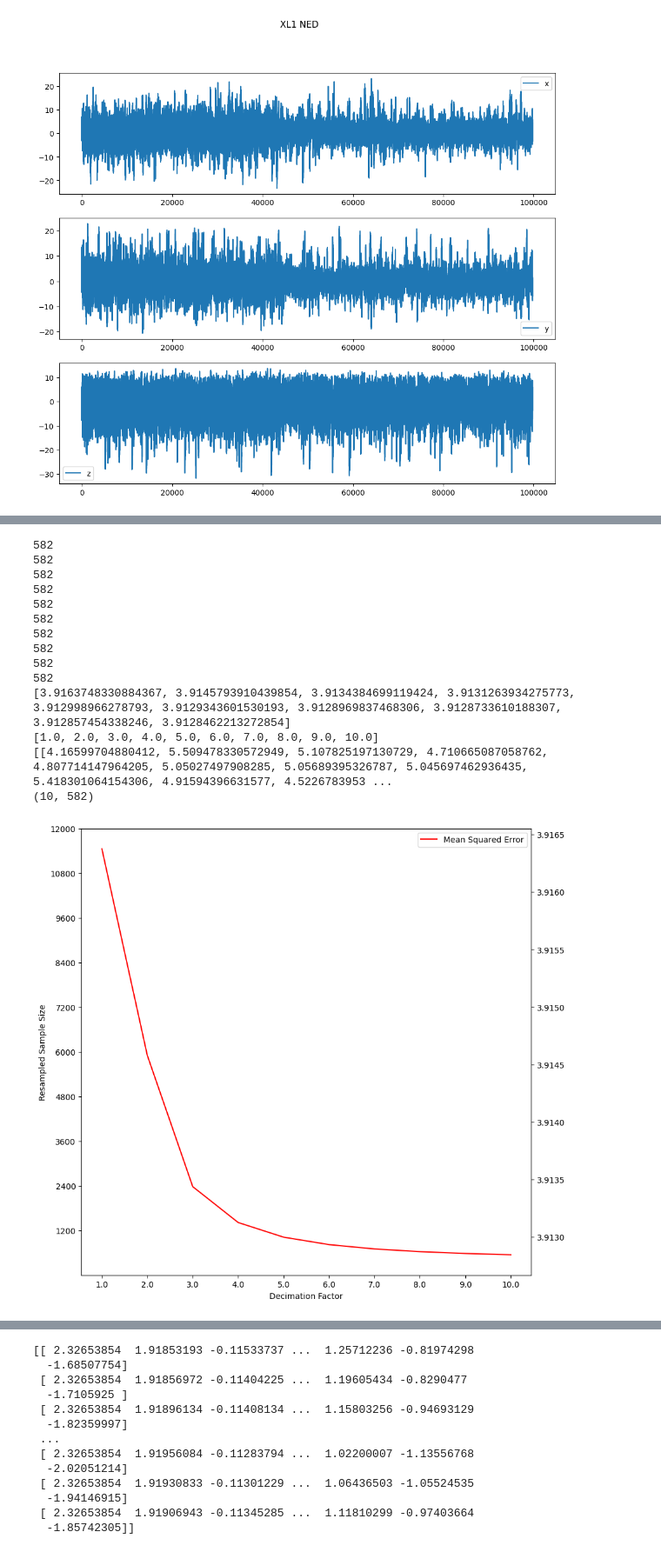
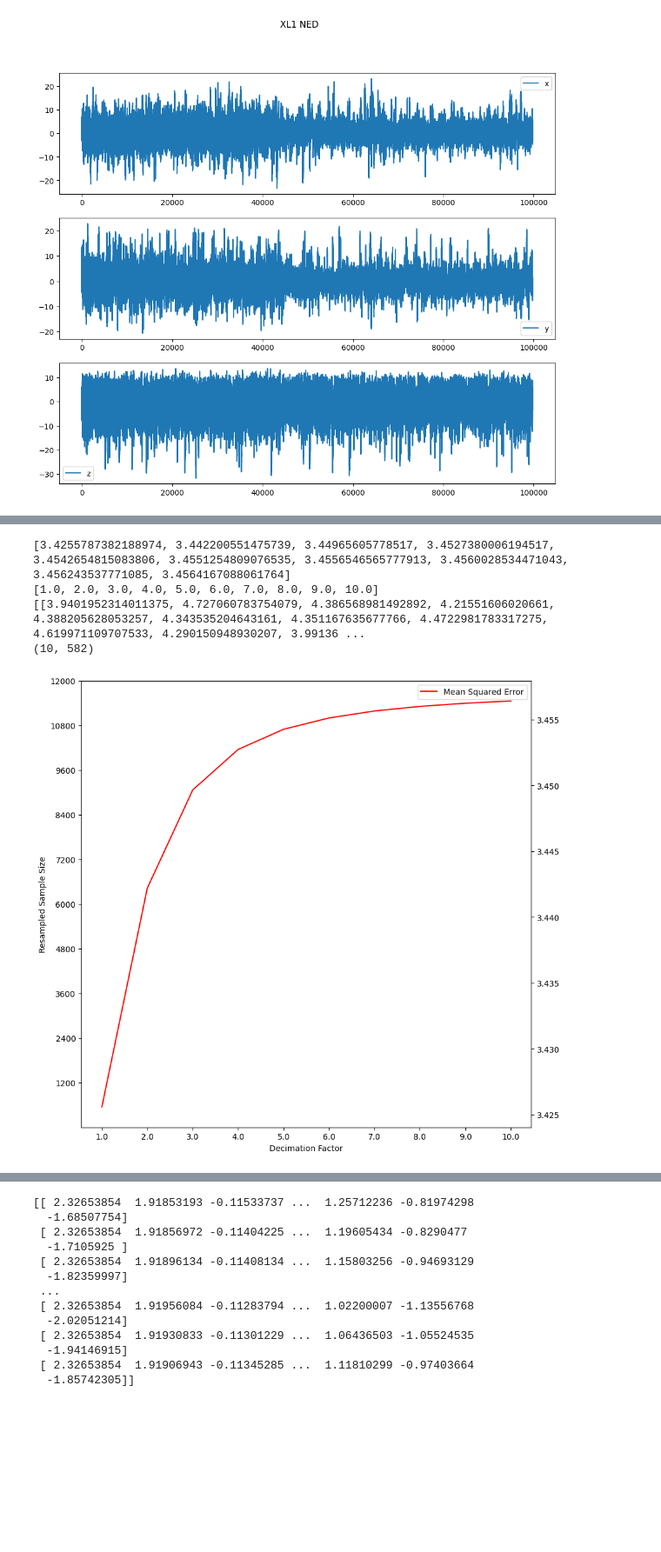
Before and after one commit to ahmedRafique744/Trim-management, a Jupyter notebook: imu_processing.ipynb, the cells around one changed output, grey strips where cells are left out. Shown at 87% size. Cells and saved outputs as stored; diff of their text form; code cells hidden in the pictures; blank space fills up the shorter version.

```diff
--- a/imu_processing.ipynb
+++ b/imu_processing.ipynb
@@ -410,8 +410,9 @@ for i in range(1, 11, 1):
             xl_simulate = new_xl_w[1000:2000,:]
 
             xl_missing = keep_every_k_of_n(xl_simulate, 400, 500) # removes 200 data points for each 1000 point interval
+            xl_to_use = np.vstack([new_xl_w[0:1000], xl_missing, new_xl_w[2000:3000]])
 
-            xl_r = resample(xl_missing, num = 1200*i, axis = 0)
+            xl_r = resample(xl_to_use, num = 1200*i, axis = 0)
             factor = xl_r.shape[0]/1200
             # factor = round(factor, 2)
             factor_rounded = int(xl_r.shape[0]/1200) # this ensures that data is always downsampled to 1200
@@ -449,46 +450,36 @@ for i in range(1, 11, 1):
         resample_sizes.append(1200*i)
         decimate_sizes.append(factor)
 
         mean_squared_list.append(average_mse)
 
         total_interval_vals.append(interval_vals)
 
 print(mean_squared_list)
 print(decimate_sizes)
 print(total_interval_vals)
 print(np.array(total_interval_vals).shape)
 
 fig, ax1 = plt.subplots()
 fig.set_figwidth(10)
 fig.set_figheight(10)
 ax_t = ax1.twinx()
 ax_t.plot(decimate_sizes, mean_squared_list, label="Mean Squared Error", c="red")
 ax1.set_xticks(decimate_sizes, labels=list(decimate_sizes))
 ax1.set_yticks(resample_sizes, labels=list(resample_sizes))
 ax1.set_xlabel("Decimation Factor")
 ax1.set_ylabel("Resampled Sample Size")
 plt.legend()
 plt.show()
 # %% [output]
 [figure]
 [figure]
 [figure]
 [figure]
-582
-582
-582
-582
-582
-582
-582
-582
-582
-582
-[3.9163748330884367, 3.9145793910439854, 3.9134384699119424, 3.9131263934275773, 3.912998966278793, 3.9129343601530193, 3.9128969837468306, 3.9128733610188307, 3.912857454338246, 3.9128462213272854]
+[3.4255787382188974, 3.442200551475739, 3.44965605778517, 3.4527380006194517, 3.4542654815083806, 3.4551254809076535, 3.4556546565777913, 3.4560028534471043, 3.456243537771085, 3.4564167088061764]
 [1.0, 2.0, 3.0, 4.0, 5.0, 6.0, 7.0, 8.0, 9.0, 10.0]
-[[4.16599704880412, 5.509478330572949, 5.107825197130729, 4.710665087058762, 4.807714147964205, 5.05027497908285, 5.05689395326787, 5.045697462936435, 5.418301064154306, 4.91594396631577, 4.5226783953 ...
+[[3.9401952314011375, 4.727060783754079, 4.386568981492892, 4.21551606020661, 4.388205628053257, 4.343535204643161, 4.351167635677766, 4.4722981783317275, 4.619971109707533, 4.290150948930207, 3.99136 ...
 (10, 582)
-[figure, old version]
+[figure, new version]
 # %%
 # Resampling and Decimating Magnetometer Data
 
```
Also changed, not shown: parts of 4 cells of this notebook.
